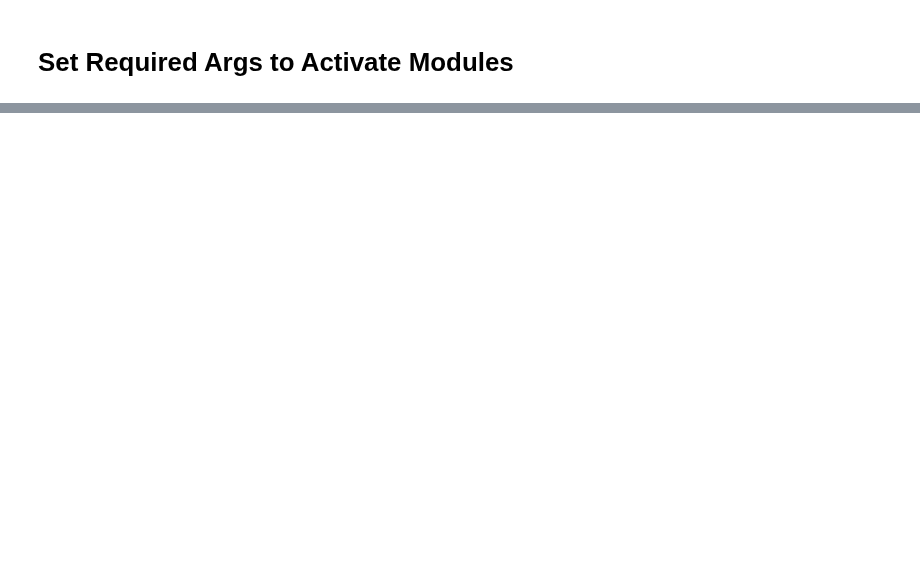
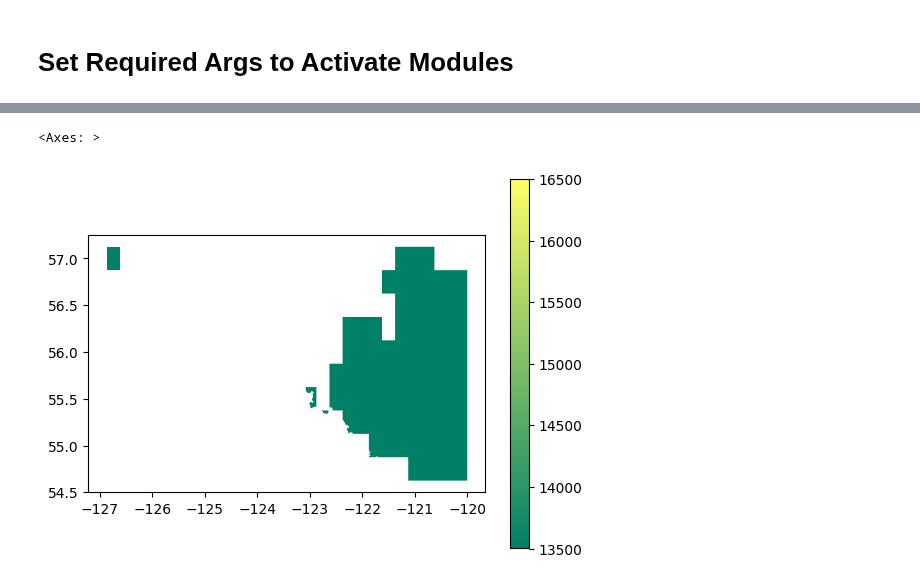
Before and after one commit to DeltaE/RESource, a Jupyter notebook: resource_module_runner.ipynb, the cells around one changed output, grey strips where cells are left out. Saved outputs shown, nothing was run; the diff lists cells and outputs as text; code cells hidden in the pictures; blank space fills up the shorter version.

```diff
--- a/resource_module_runner.ipynb
+++ b/resource_module_runner.ipynb
@@ -15,8 +15,8 @@ import pandas as pd
 import geopandas as gpd
 
 # Iterate over provinces for both solar and wind resources
-resource_types = ['wind','solar']
-provinces=['BC']  #'AB','SK','ON','NS'
+resource_types = ['wind','solar']  #
+provinces=['BC']  #,'AB','SK','ON','NS','MB'
 for province_code in provinces:
     for resource_type in resource_types:
         required_args = {
@@ -27,5 +27,5 @@ for province_code in provinces:
 
         # Create an instance of Resources and execute the module
         RES_module = RES.RESources_builder(**required_args)
-        RES_module.build(select_top_sites=True,
-                         use_pypsa_buses=False)
+        # RES_module.build(select_top_sites=True,
+        #                  use_pypsa_buses=False)
@@ -31,0 +45,15 @@ for province_code in provinces:
+# %%
+cells=datahandler.from_store('cells')
+boundary=datahandler.from_store('boundary')
+solar_clusters=datahandler.from_store('clusters/solar')
+wind_clusters=datahandler.from_store('clusters/wind')
+solar_clusters_ts=datahandler.from_store('timeseries/clusters/solar')
+wind_clusters_ts=datahandler.from_store('timeseries/clusters/wind')
+# %%
+resource_clusters_solar,cluster_timeseries_solar=RES_module.select_top_sites(solar_clusters,
+                                                                solar_clusters_ts,
+                                                                    resource_max_capacity=10)
+
+resource_clusters_wind,cluster_timeseries_solar=RES_module.select_top_sites(wind_clusters,
+                                                                wind_clusters_ts,
+                                                                    resource_max_capacity=20)
@@ -31,0 +165,5 @@ for province_code in provinces:
+# %%
+resource_clusters_wind.plot(column='potential_capacity',cmap='summer', legend=True,)
+# %% [output]
+<Axes: >
+[figure, added]
```
Also changed, not shown: parts of 4 cells of this notebook, 25 other files.
